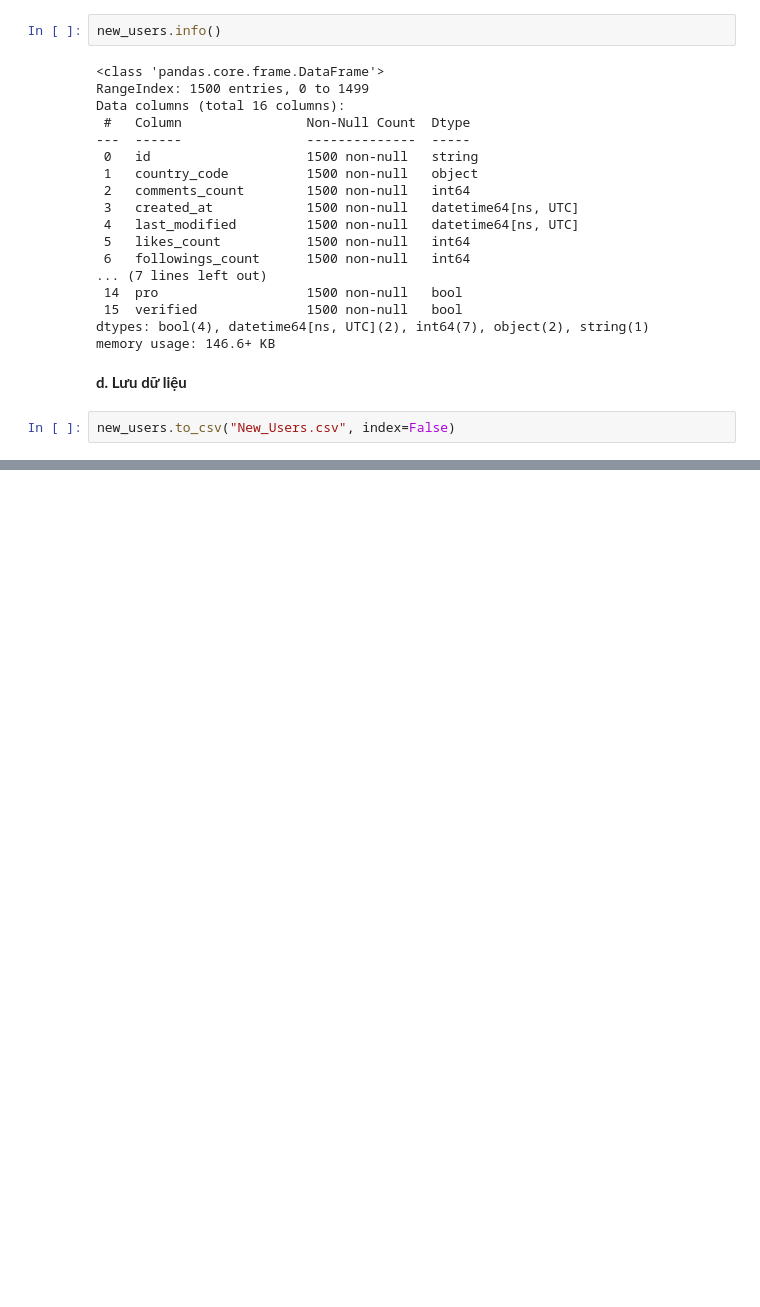
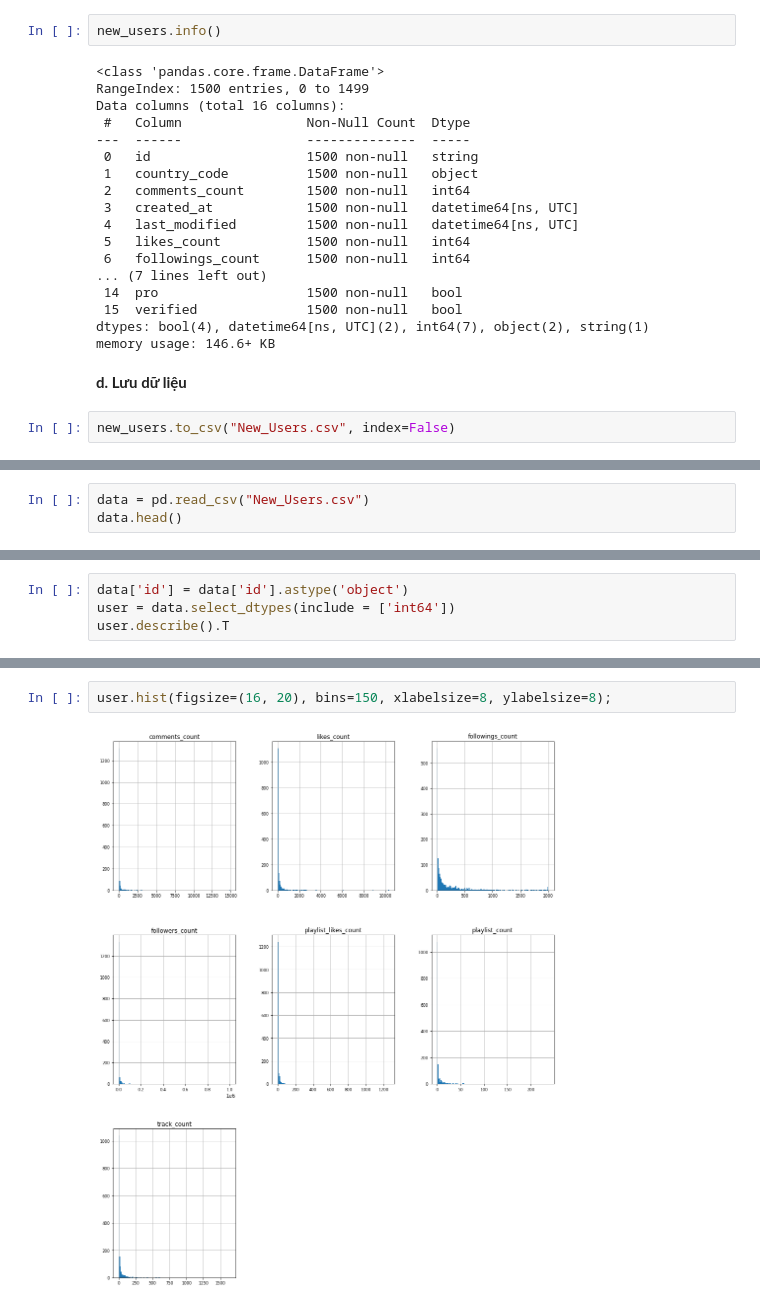
Before and after one commit to trile101/Project2_DataAnalysis_Soundcloud, a Jupyter notebook: User/User.ipynb, the cells around one changed output, grey strips where cells are left out. Saved outputs shown, nothing was run; the diff lists cells and outputs as text; blank space fills up the shorter version.

```diff
--- a/User/User.ipynb
+++ b/User/User.ipynb
@@ -415,0 +423,3 @@ new_users.to_csv("New_Users.csv", index=False)
+# %%
+data = pd.read_csv("New_Users.csv")
+data.head()
@@ -415,0 +444,4 @@ new_users.to_csv("New_Users.csv", index=False)
+# %%
+data['id'] = data['id'].astype('object')
+user = data.select_dtypes(include = ['int64'])
+user.describe().T
@@ -415,0 +457,4 @@ new_users.to_csv("New_Users.csv", index=False)
+# %%
+user.hist(figsize=(16, 20), bins=150, xlabelsize=8, ylabelsize=8);
+# %% [output]
+[figure, added]
```
Also changed, not shown: parts of 43 cells of this notebook.
